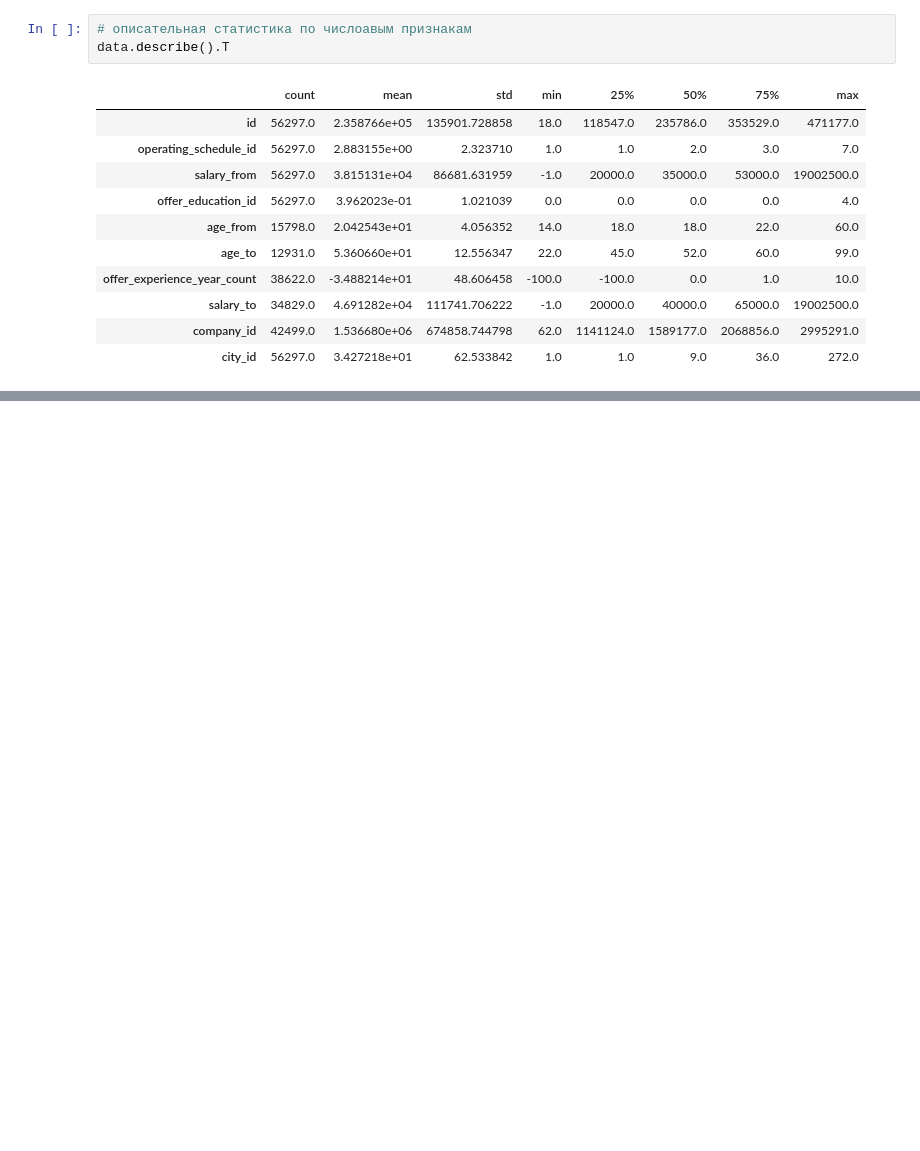
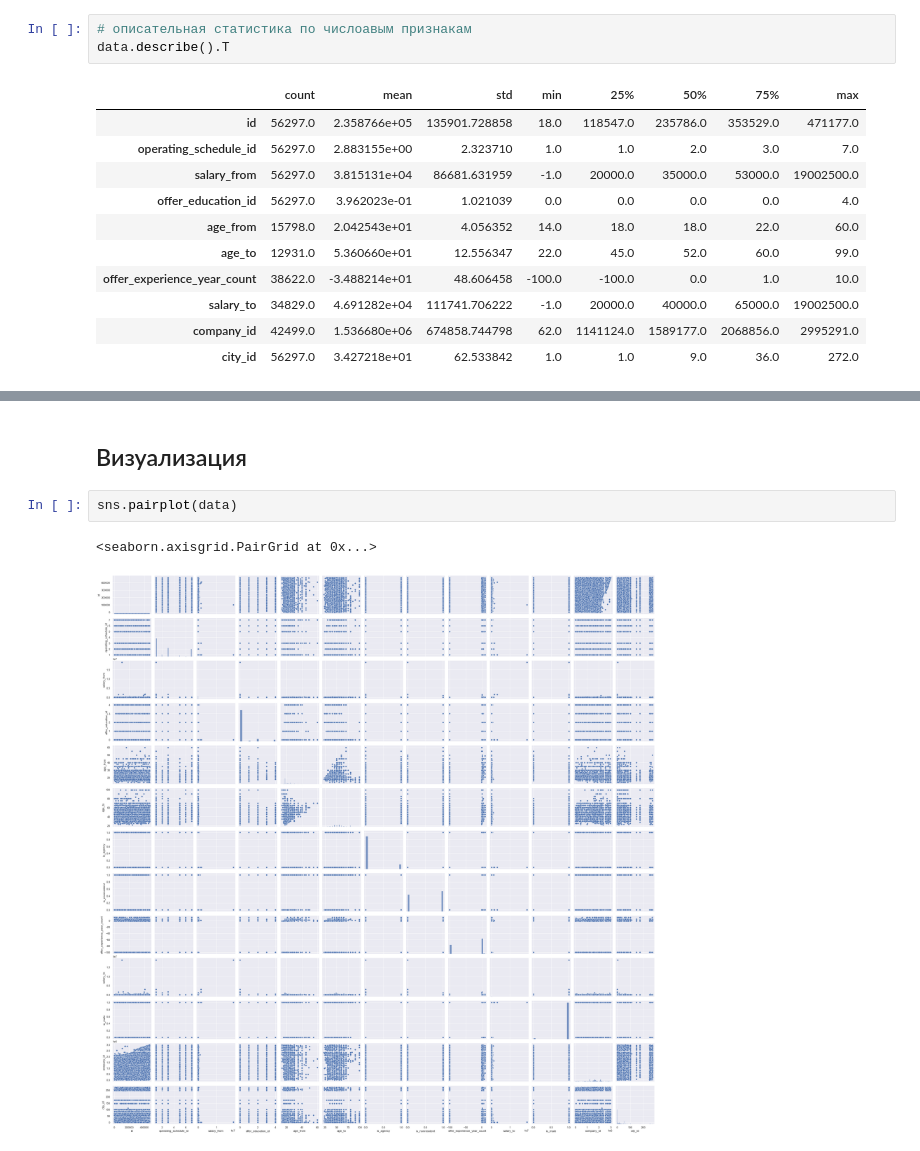
Before and after one commit to Metafiz/recruitment, a Jupyter notebook: baseline.ipynb, the cells around one changed output, grey strips where cells are left out. Cells and saved outputs as stored; diff of their text form; blank space fills up the shorter version.

```diff
--- a/baseline.ipynb
+++ b/baseline.ipynb
@@ -133,0 +204,7 @@ data.describe().T
+# %% [markdown]
+## Визуализация
+# %%
+sns.pairplot(data)
+# %% [output]
+<seaborn.axisgrid.PairGrid at 0x...>
+[figure, added]
```
Also changed, not shown: parts of 21 cells of this notebook.
